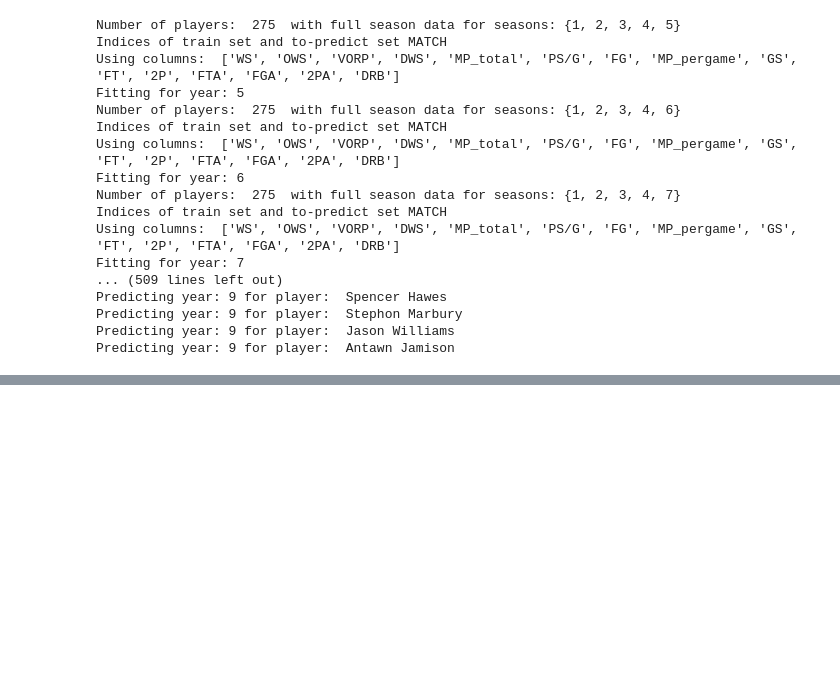
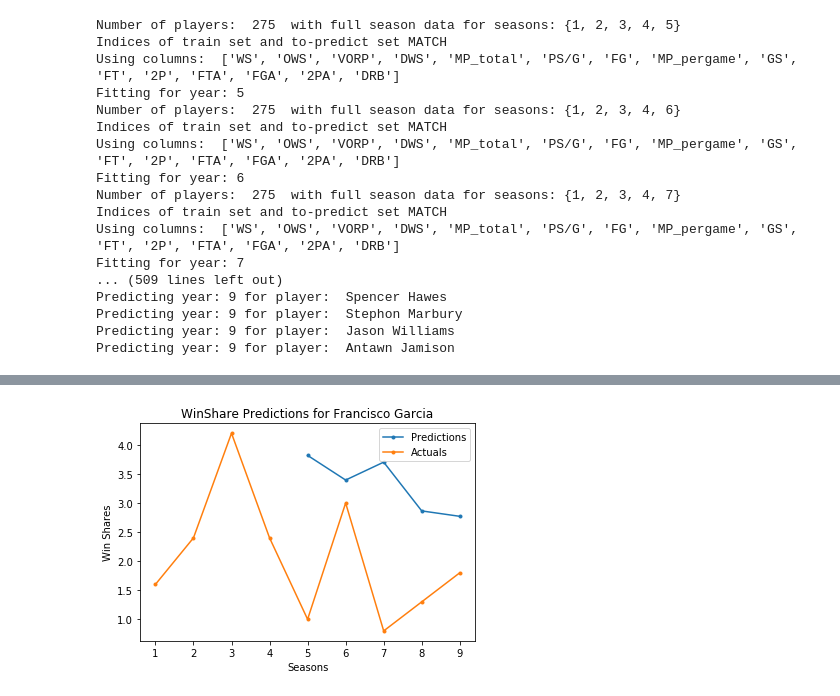
Before and after one commit to KirkAVoss/kv-capstone, a Jupyter notebook: NBAwinshare/2018.11.29_KV_Work.ipynb, the cells around one changed output, grey strips where cells are left out. Cells and saved outputs as stored; diff of their text form; code cells hidden in the pictures; blank space fills up the shorter version.

```diff
--- a/NBAwinshare/2018.11.29_KV_Work.ipynb
+++ b/NBAwinshare/2018.11.29_KV_Work.ipynb
@@ -92,0 +127,4 @@ TypeError: 'method' object is not subscriptable
+# %%
+sr.plot_player_arc(fullstats,'Francisco Garcia',allprediction_dicts[2])
+# %% [output]
+[figure, added]
```
Also changed, not shown: parts of 16 cells of this notebook, 1 other file.
